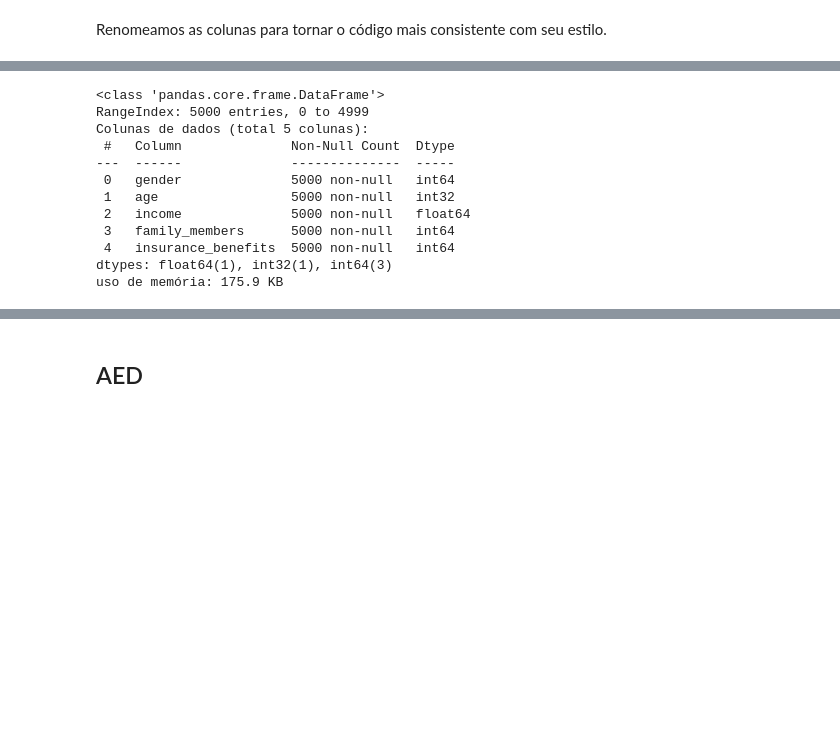
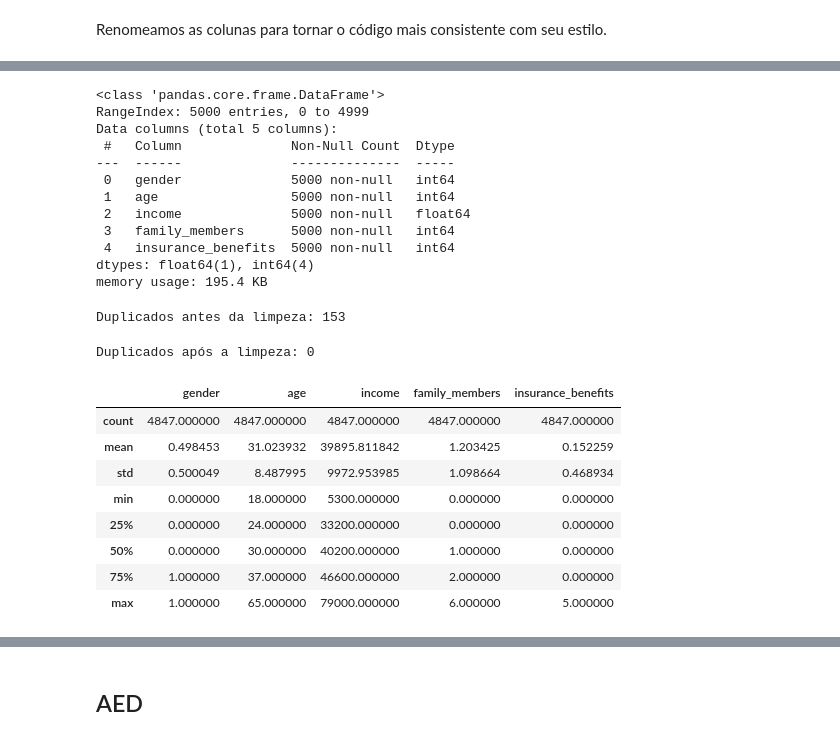
Before and after one commit to Angelaidt/Projeto-11-Companhia-de-Seguros, a Jupyter notebook: notebook_sprint_11.ipynb, the cells around one changed output, grey strips where cells are left out. Cells and saved outputs as stored; diff of their text form; code cells hidden in the pictures; blank space fills up the shorter version.

```diff
--- a/notebook_sprint_11.ipynb
+++ b/notebook_sprint_11.ipynb
@@ -30,7 +30,7 @@ from IPython.display import display
 # %% [markdown]
 Carregue os dados e faça uma verificação básica de que estão livres de problemas óbvios.
 # %%
-df = pd.read_csv('/datasets/insurance_us.csv')
+df = pd.read_csv("insurance_us.csv")
 # %% [markdown]
 Renomeamos as colunas para tornar o código mais consistente com seu estilo.
 # %%
@@ -68,21 +68,49 @@ uso de memória: 175.9 KB
 # podemos querer corrigir o tipo de idade (de float para int), embora isso não seja crítico
 
 # escreva sua conversão aqui se você escolher:
+
+df['age'] = df['age'].astype(int)
 # %%
 # verifique se a conversão foi bem-sucedida
+df.info()
 # %% [output]
 <class 'pandas.core.frame.DataFrame'>
 RangeIndex: 5000 entries, 0 to 4999
-Colunas de dados (total 5 colunas):
+Data columns (total 5 columns):
  #   Column              Non-Null Count  Dtype
 ---  ------              --------------  -----
  0   gender              5000 non-null   int64
- 1   age                 5000 non-null   int32
+ 1   age                 5000 non-null   int64
  2   income              5000 non-null   float64
  3   family_members      5000 non-null   int64
  4   insurance_benefits  5000 non-null   int64
-dtypes: float64(1), int32(1), int64(3)
-uso de memória: 175.9 KB
+dtypes: float64(1), int64(4)
+memory usage: 195.4 KB
+# %%
+# verique se há duplicados
+df.duplicated().sum()
+print("Duplicados antes da limpeza:", df.duplicated().sum())
+# %% [output]
+Duplicados antes da limpeza: 153
+# %%
+# remover duplicados
+df = df.drop_duplicates().reset_index(drop=True)
+# %%
+# verifique se a conversão foi bem-sucedida
+print("Duplicados após a limpeza:", df.duplicated().sum())
+# %% [output]
+Duplicados após a limpeza: 0
 # %%
 # agora dê uma olhada nas estatísticas descritivas dos dados.
 # Parece que está tudo bem?
+df.describe()
+# %% [output]
+|  | gender | age | income | family_members | insurance_benefits |
+| count | 4847.000000 | 4847.000000 | 4847.000000 | 4847.000000 | 4847.000000 |
+| mean | 0.498453 | 31.023932 | 39895.811842 | 1.203425 | 0.152259 |
+| std | 0.500049 | 8.487995 | 9972.953985 | 1.098664 | 0.468934 |
+| min | 0.000000 | 18.000000 | 5300.000000 | 0.000000 | 0.000000 |
+| 25% | 0.000000 | 24.000000 | 33200.000000 | 0.000000 | 0.000000 |
+| 50% | 0.000000 | 30.000000 | 40200.000000 | 1.000000 | 0.000000 |
+| 75% | 1.000000 | 37.000000 | 46600.000000 | 2.000000 | 0.000000 |
+| max | 1.000000 | 65.000000 | 79000.000000 | 6.000000 | 5.000000 |
```
Also changed, not shown: parts of 6 cells of this notebook.
